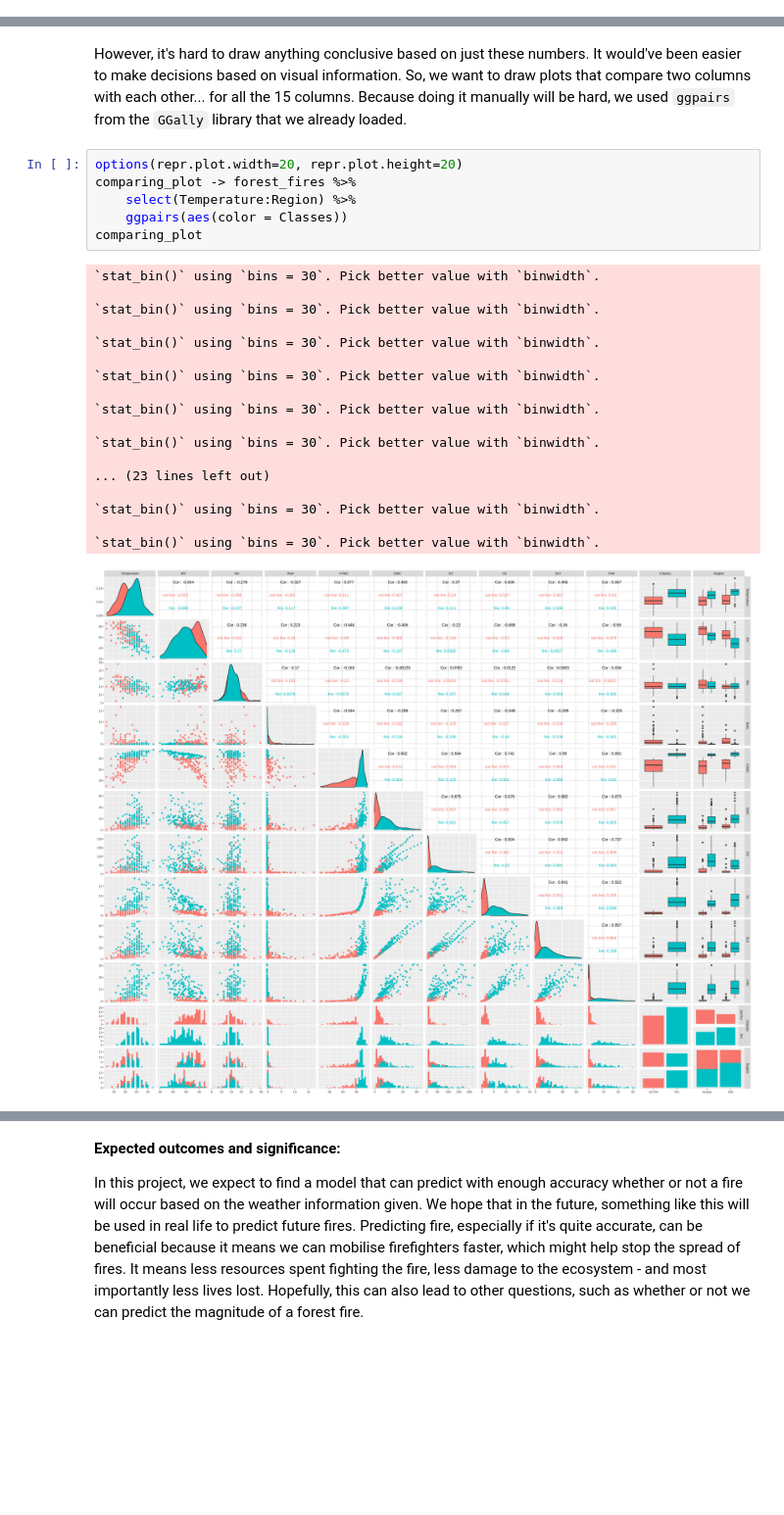
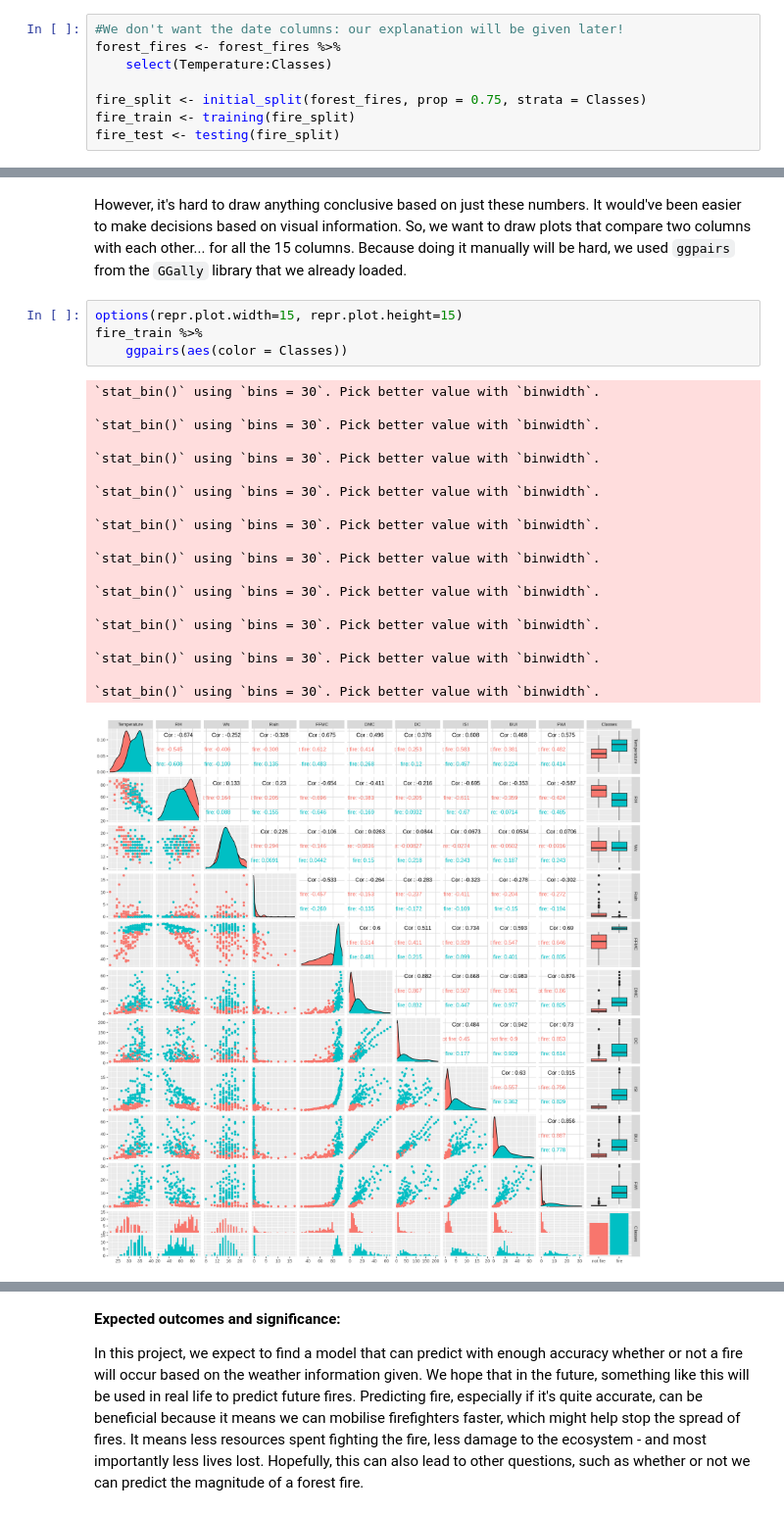
Before and after one commit to vangeliq/DSCII100_project_proposal, a Jupyter notebook: project_proposal.ipynb, the cells around one changed output, grey strips where cells are left out. Shown at 98% size. Cells and saved outputs as stored; diff of their text form; blank space fills up the shorter version.

Commit message:
used testing and training data

```diff
--- a/project_proposal.ipynb
+++ b/project_proposal.ipynb
@@ -134,3 +102,11 @@ A spec_tbl_df: 244 × 15
+# %%
+#We don't want the date columns: our explanation will be given later!
+forest_fires <- forest_fires %>%
+    select(Temperature:Classes)
+
+fire_split <- initial_split(forest_fires, prop = 0.75, strata = Classes)
+fire_train <- training(fire_split)
+fire_test <- testing(fire_split)
 # %% [markdown]
 with `map_df`, we can see the min, max and average of each numeric column to see how it looks. By using the `range` argument, we can see both min and max values.
 # %%
@@ -157,28 +133,28 @@ A tibble: 1 × 10
 # %% [markdown]
 However, it's hard to draw anything conclusive based on just these numbers. It would've been easier to make decisions based on visual information. So, we want to draw plots that compare two columns with each other... for all the 15 columns. Because doing it manually will be hard, we used `ggpairs` from the `GGally` library that we already loaded.
 # %%
-options(repr.plot.width=20, repr.plot.height=20)
-comparing_plot -> forest_fires %>%
-    select(Temperature:Region) %>%
+options(repr.plot.width=15, repr.plot.height=15)
+fire_train %>%
     ggpairs(aes(color = Classes))
-comparing_plot
 # %% [output]
 `stat_bin()` using `bins = 30`. Pick better value with `binwidth`.
 
 `stat_bin()` using `bins = 30`. Pick better value with `binwidth`.
 
 `stat_bin()` using `bins = 30`. Pick better value with `binwidth`.
 
 `stat_bin()` using `bins = 30`. Pick better value with `binwidth`.
 
 `stat_bin()` using `bins = 30`. Pick better value with `binwidth`.
 
 `stat_bin()` using `bins = 30`. Pick better value with `binwidth`.
 
-... (23 lines left out)
+`stat_bin()` using `bins = 30`. Pick better value with `binwidth`.
 
 `stat_bin()` using `bins = 30`. Pick better value with `binwidth`.
 
 `stat_bin()` using `bins = 30`. Pick better value with `binwidth`.
+
+`stat_bin()` using `bins = 30`. Pick better value with `binwidth`.
-[figure, old version]
+[figure, new version]
 # %% [markdown]
```
Also changed, not shown: parts of 10 cells of this notebook.
